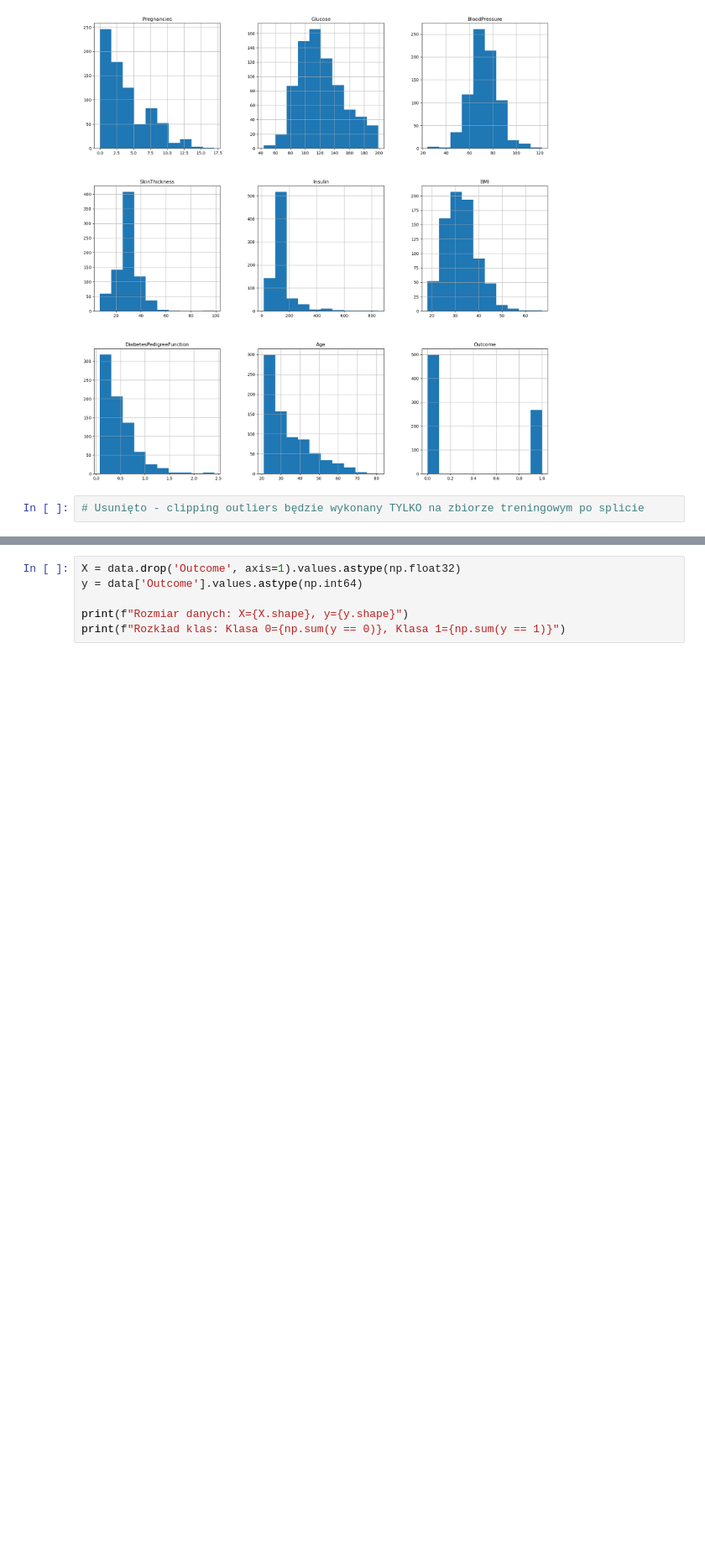
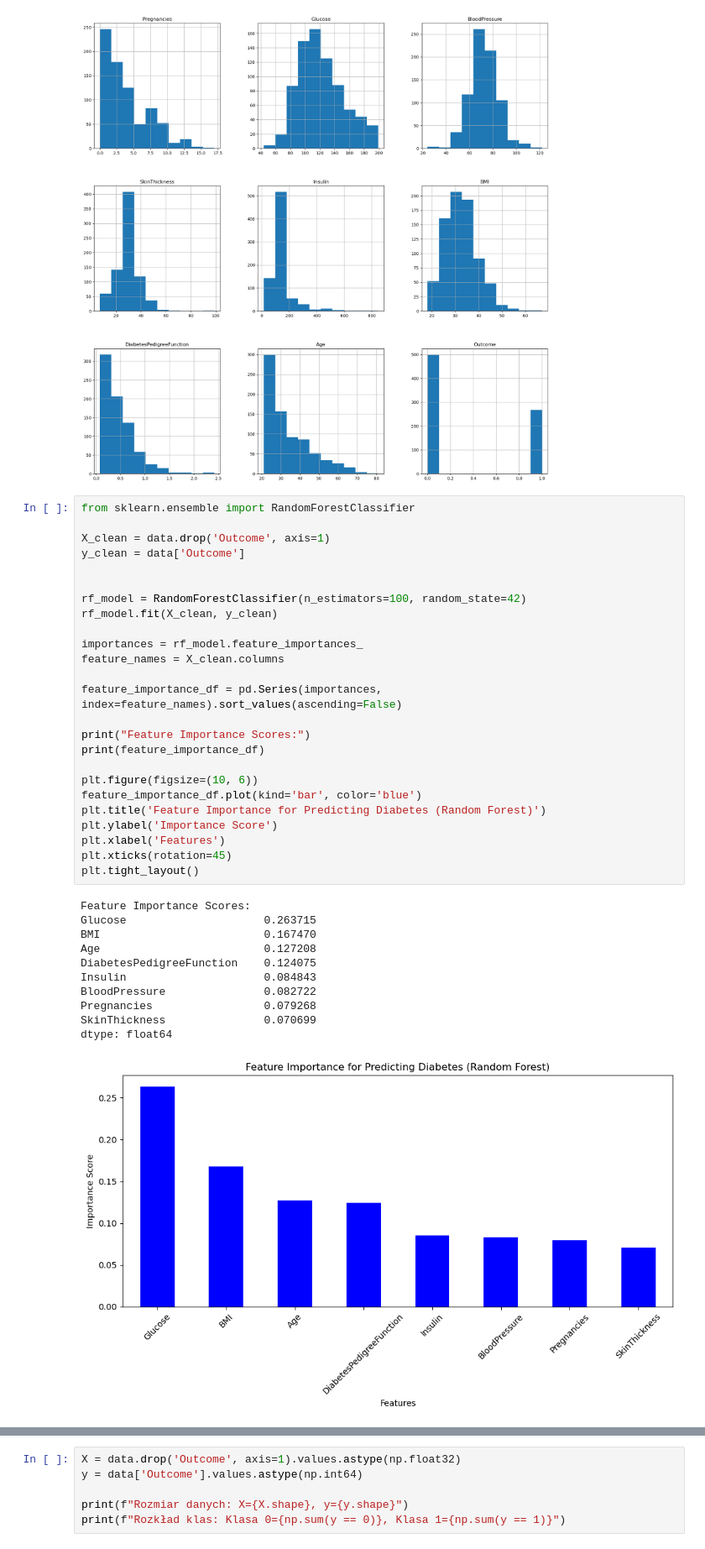
Before and after one commit to hjjakubowski/Basics-of-Neural-Networks-at-WUST, a Jupyter notebook: Project 1/simplified_nn.ipynb, the cells around one changed output, grey strips where cells are left out. Shown at 84% size. Drawn from its saved outputs; the diff is of its cells as text; blank space fills up the shorter version.

Commit message:
Minor changes, added few plots for documentation.

```diff
--- a/Project 1/simplified_nn.ipynb
+++ b/Project 1/simplified_nn.ipynb
@@ -89,5 +86,40 @@ data.describe().T
 p = data.hist(figsize=(20,20))
 # %% [output]
 [figure]
-# %%
-# Usunięto - clipping outliers będzie wykonany TYLKO na zbiorze treningowym po splicie
+# %%
+from sklearn.ensemble import RandomForestClassifier
+
+X_clean = data.drop('Outcome', axis=1)
+y_clean = data['Outcome']
+
+
+rf_model = RandomForestClassifier(n_estimators=100, random_state=42)
+rf_model.fit(X_clean, y_clean)
+
+importances = rf_model.feature_importances_
+feature_names = X_clean.columns
+
+feature_importance_df = pd.Series(importances, index=feature_names).sort_values(ascending=False)
+
+print("Feature Importance Scores:")
+print(feature_importance_df)
+
+plt.figure(figsize=(10, 6))
+feature_importance_df.plot(kind='bar', color='blue')
+plt.title('Feature Importance for Predicting Diabetes (Random Forest)')
+plt.ylabel('Importance Score')
+plt.xlabel('Features')
+plt.xticks(rotation=45)
+plt.tight_layout()
+# %% [output]
+Feature Importance Scores:
+Glucose                     0.263715
+BMI                         0.167470
+Age                         0.127208
+DiabetesPedigreeFunction    0.124075
+Insulin                     0.084843
+BloodPressure               0.082722
+Pregnancies                 0.079268
+SkinThickness               0.070699
+dtype: float64
+[figure, added]
```
Also changed, not shown: parts of 9 cells of this notebook.
